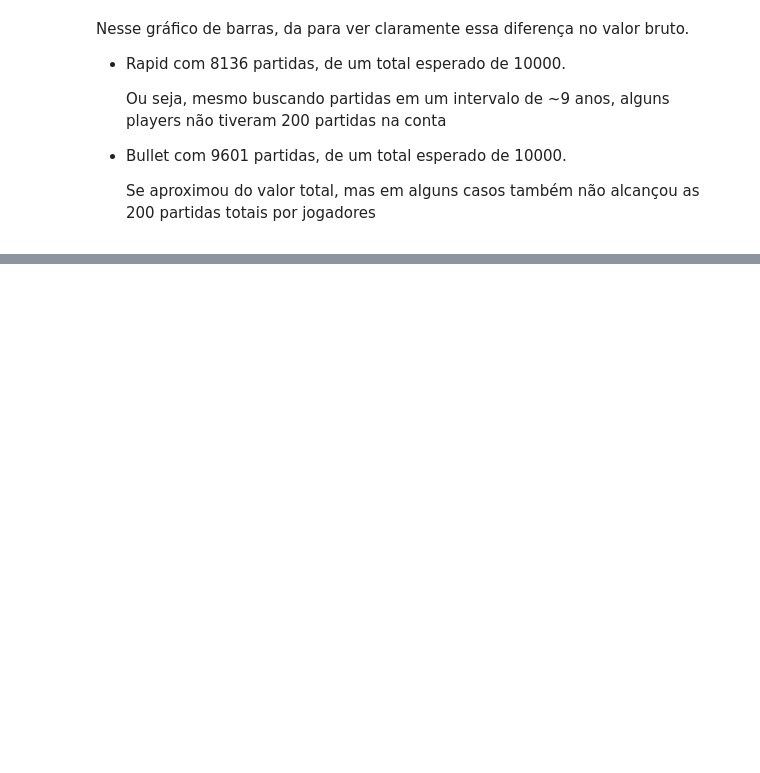
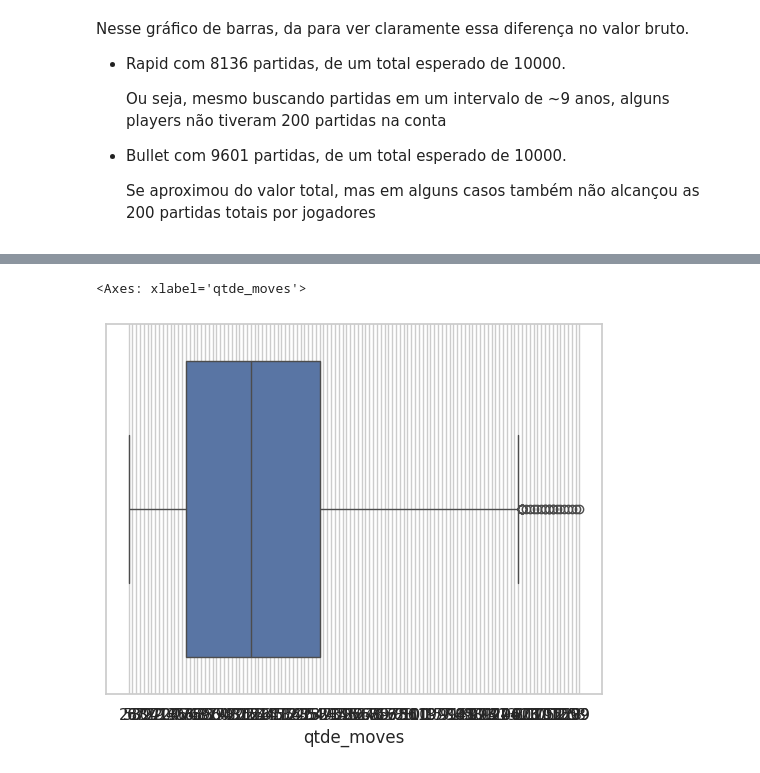
Before and after one commit to Pedrosmn/chess-ml, a Jupyter notebook: notebooks/03_eda.ipynb, the cells around one changed output, grey strips where cells are left out. Cells and saved outputs as stored; diff of their text form; code cells hidden in the pictures; blank space fills up the shorter version.

Commit message:
EDA: Eventos disputados

```diff
--- a/notebooks/03_eda.ipynb
+++ b/notebooks/03_eda.ipynb
@@ -102,0 +105,4 @@ Nesse gráfico de barras, da para ver claramente essa diferença no valor bruto.
+# %%
+# Extrair o nome do evento com um regex dos valores do pgn
+rapid["event"] = rapid["pgn"].str.extract(r'\[Event\s+"([^"]+)"\]')
+bullet["event"] = bullet["pgn"].str.extract(r'\[Event\s+"([^"]+)"\]')
@@ -102,0 +124,4 @@ Nesse gráfico de barras, da para ver claramente essa diferença no valor bruto.
+# %%
+# Extrair a quantidade de lances com um regex dos valores do pgn
+bullet["qtde_moves"] = bullet["pgn"].str.extract(r'\[CurrentPosition\s+".*\s(\d+)"\]')
+rapid["qtde_moves"] = rapid["pgn"].str.extract(r'\[CurrentPosition\s+".*\s(\d+)"\]')
@@ -102,0 +144,5 @@ Nesse gráfico de barras, da para ver claramente essa diferença no valor bruto.
+# %%
+sns.boxplot(data=bullet, x="qtde_moves")
+# %% [output]
+<Axes: xlabel='qtde_moves'>
+[figure, added]
```
Also changed, not shown: parts of 5 cells of this notebook.
